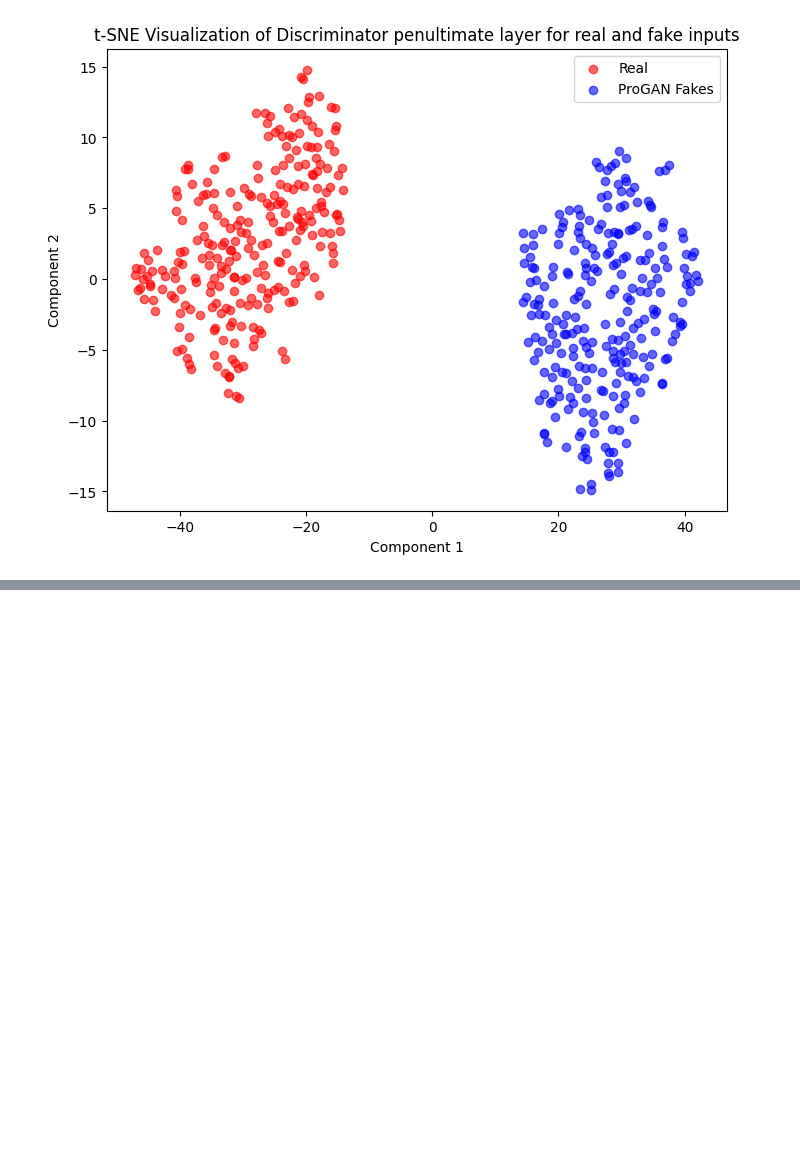
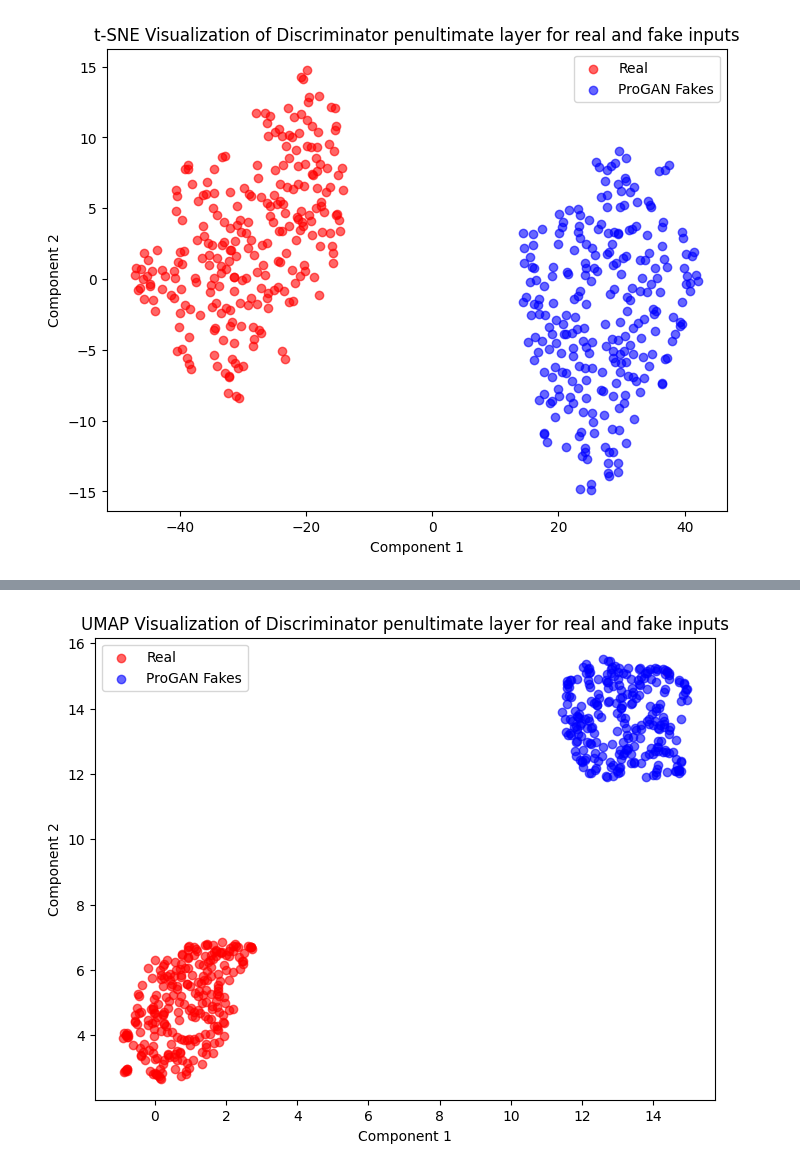
Before and after one commit to sanyamjain0315/generated-image-detection, a Jupyter notebook: tSNE.ipynb, the cells around one changed output, grey strips where cells are left out. Drawn from its saved outputs; the diff is of its cells as text; code cells hidden in the pictures; blank space fills up the shorter version.

Commit message:
Umap diagram created roc-auc created other changes

```diff
--- a/tSNE.ipynb
+++ b/tSNE.ipynb
@@ -397,0 +417,27 @@ plt.show()
+# %%
+import torch
+import numpy as np
+import matplotlib.pyplot as plt
+import umap
+
+# Combine and prepare data
+data = torch.cat([real_vectors.cpu().detach(), progan_fake_vectors.cpu().detach()], dim=0).numpy()
+labels = np.array([0] * len(real_vectors) + [1] * len(progan_fake_vectors))  # Assign category labels
+
+# Perform UMAP dimensionality reduction
+reducer = umap.UMAP(n_components=2, random_state=69)
+data_2d = reducer.fit_transform(data)
+
+# Plotting
+plt.figure(figsize=(8, 6))
+for category, color, label_name in zip([0, 1], ['red', 'blue'], ['Real', 'ProGAN Fakes']):
+    indices = labels == category
+    plt.scatter(data_2d[indices, 0], data_2d[indices, 1], c=color, label=label_name, alpha=0.6)
+
+plt.title("UMAP Visualization of Discriminator penultimate layer for real and fake inputs")
+plt.xlabel("Component 1")
+plt.ylabel("Component 2")
+plt.legend()
+plt.show()
+# %% [output]
+[figure, added]
```
Also changed, not shown: parts of 2 cells of this notebook, 3 other files.
